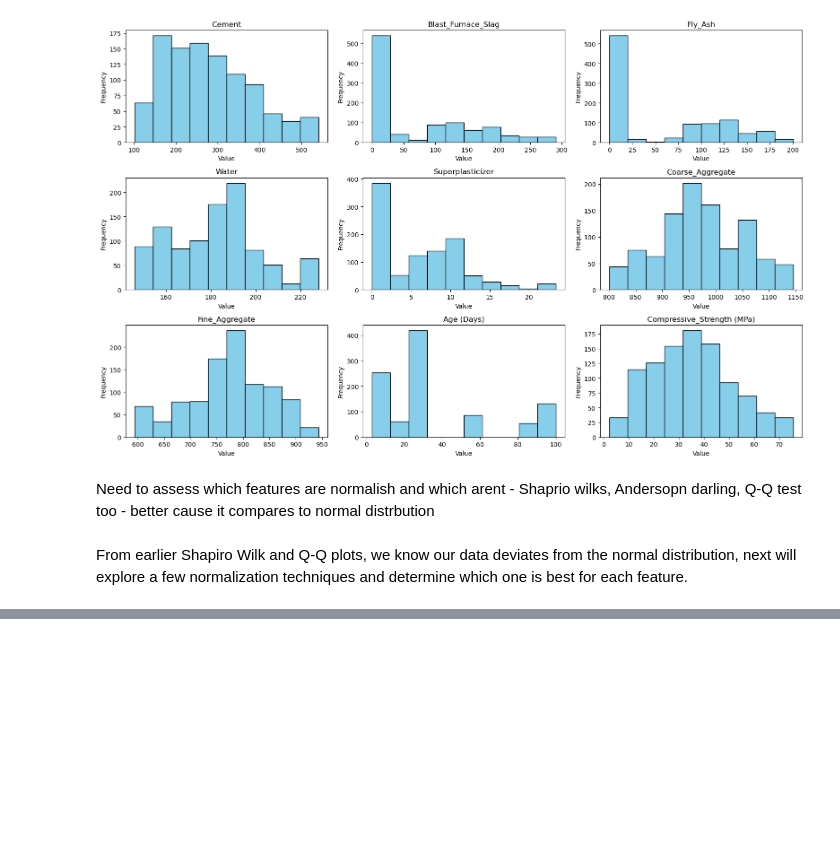
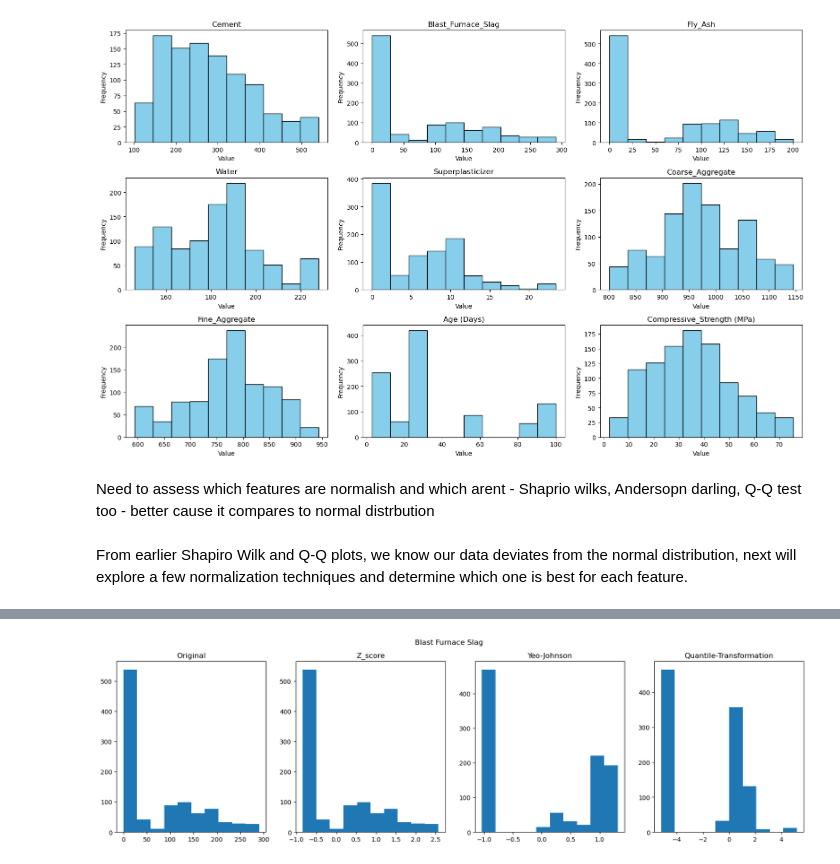
Before and after one commit to SBangarh/Concrete-Strength-Analysis, a Jupyter notebook: analysis.ipynb, the cells around one changed output, grey strips where cells are left out. Saved outputs shown, nothing was run; the diff lists cells and outputs as text; code cells hidden in the pictures; blank space fills up the shorter version.

```diff
--- a/analysis.ipynb
+++ b/analysis.ipynb
@@ -469,0 +512,10 @@ for df in var_names:
+# %%
+#Blast Furnace
+blast_copy['Z_score'] = z_score_transformation(blast_copy, 'Z_score')
+blast_copy['Yeo-Johnson'] = yeo_johnson(blast_copy, 'Yeo-Johnson')
+blast_copy['Quantile-Transformation'] = quantile_transformation(blast_copy, 'Quantile-Transformation')
+
+#plot histogram
+plot_histogram(blast_copy, 'Blast Furnace Slag')
+# %% [output]
+[figure, added]
```
Also changed, not shown: parts of 14 cells of this notebook.
